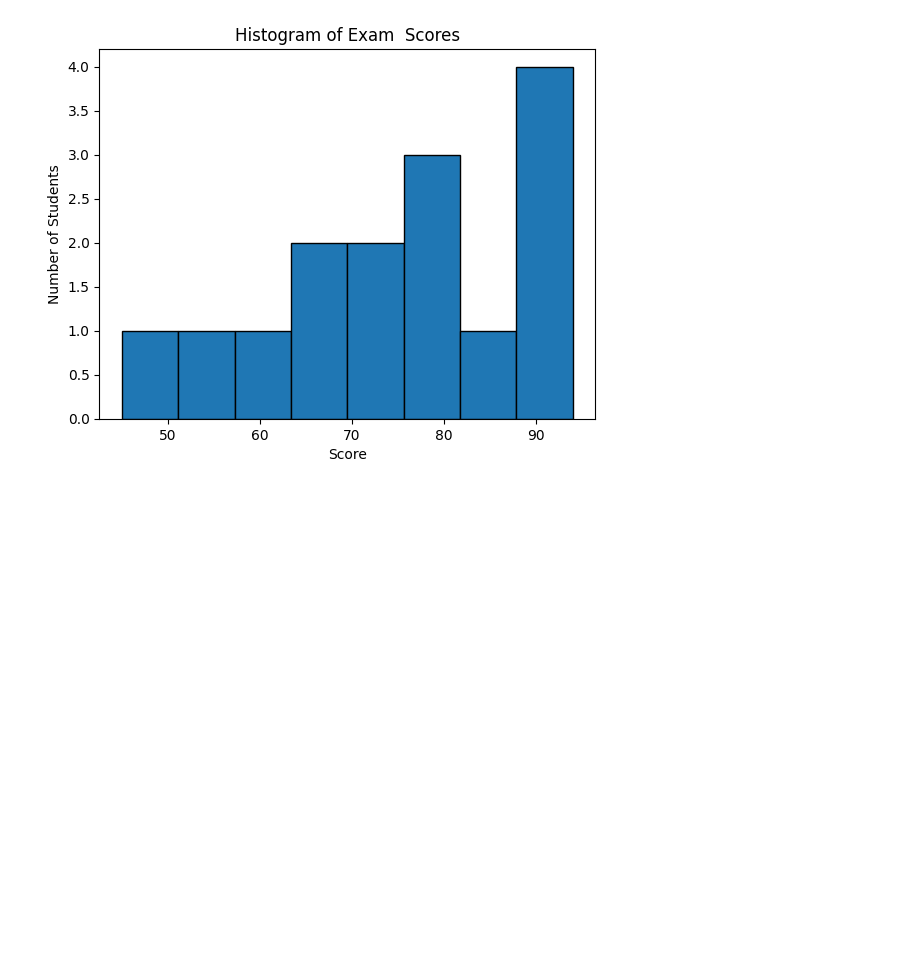
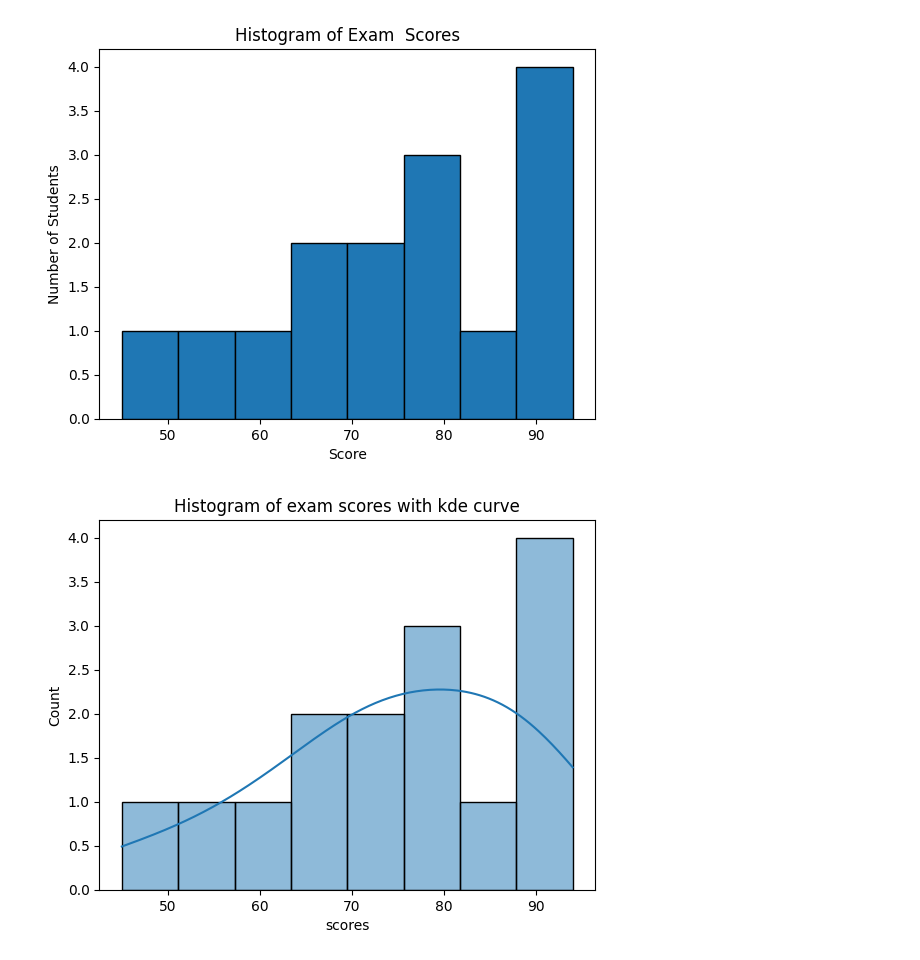
Before and after one commit to Tubaeraslan/Machine_Learning, a Jupyter notebook: visualization.ipynb, the cells around one changed output. Cells and saved outputs as stored; diff of their text form; code cells hidden in the pictures; blank space fills up the shorter version.

```diff
--- a/visualization.ipynb
+++ b/visualization.ipynb
@@ -182,3 +182,11 @@ plt.ylabel('Number of Students')
 plt.show()
 # %% [output]
 [figure]
+# %%
+import seaborn as sns
+
+sns.histplot(data['scores'],bins=8,kde=True)
+plt.title("Histogram of exam scores with kde curve")
+plt.show()
+# %% [output]
+[figure, added]
```
